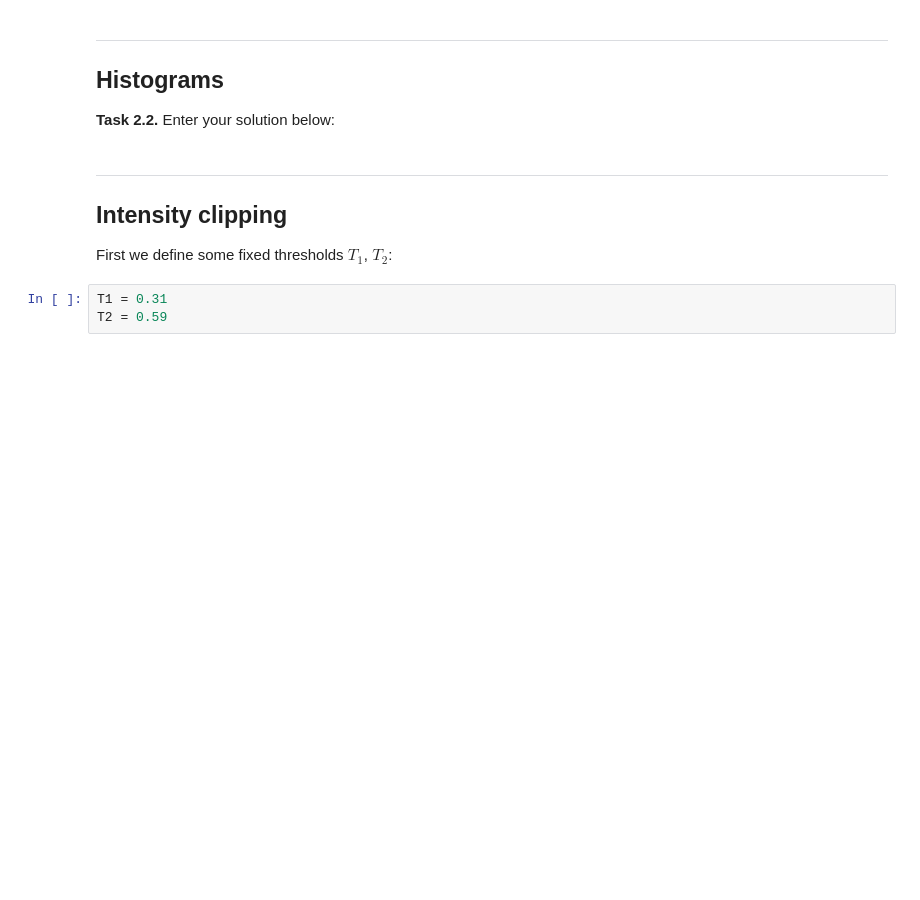
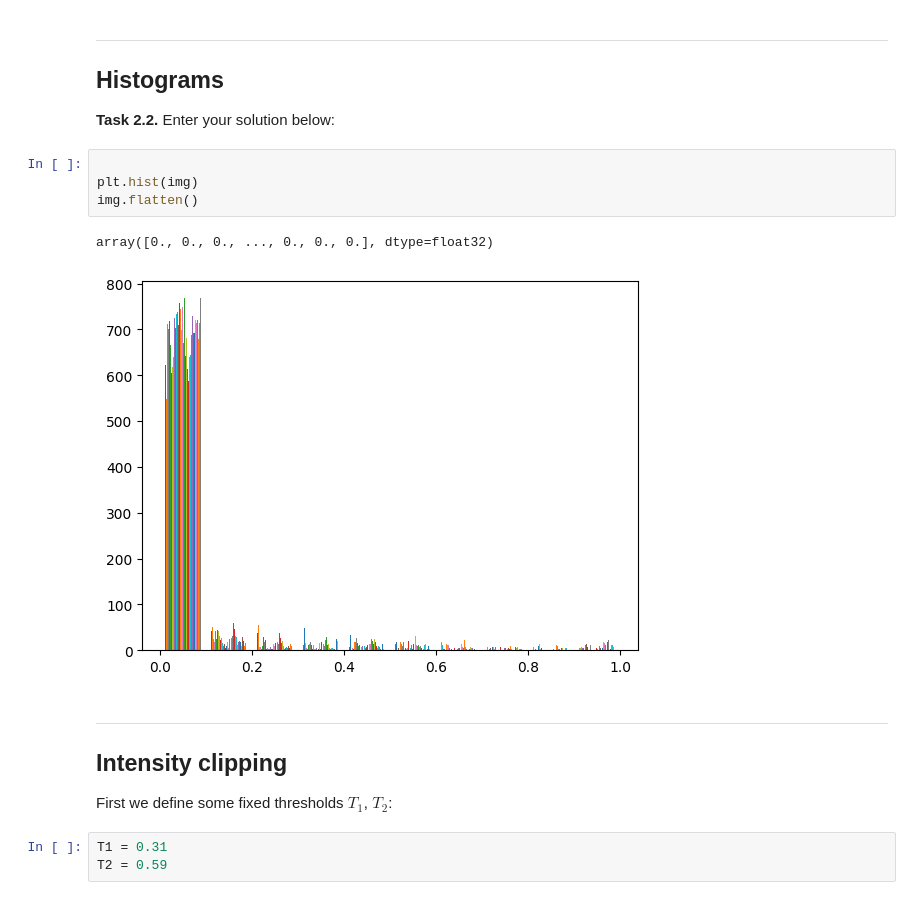
Before and after one commit to alexaweikert/mobi-fs3-python, a Jupyter notebook: task2.ipynb, the cells around one changed output. Saved outputs shown, nothing was run; the diff lists cells and outputs as text; blank space fills up the shorter version.

```diff
--- a/task2.ipynb
+++ b/task2.ipynb
@@ -17,6 +22,13 @@ img=plt.imread('data/cells.png')
 ## Histograms
 
 **<a id="#">Task 2.2.</a>** Enter your solution below:
+# %%
+
+plt.hist(img)
+img.flatten()
+# %% [output]
+array([0., 0., 0., ..., 0., 0., 0.], dtype=float32)
+[figure, added]
 # %% [markdown]
 ---
 
```
Also changed, not shown: parts of 4 cells of this notebook.
